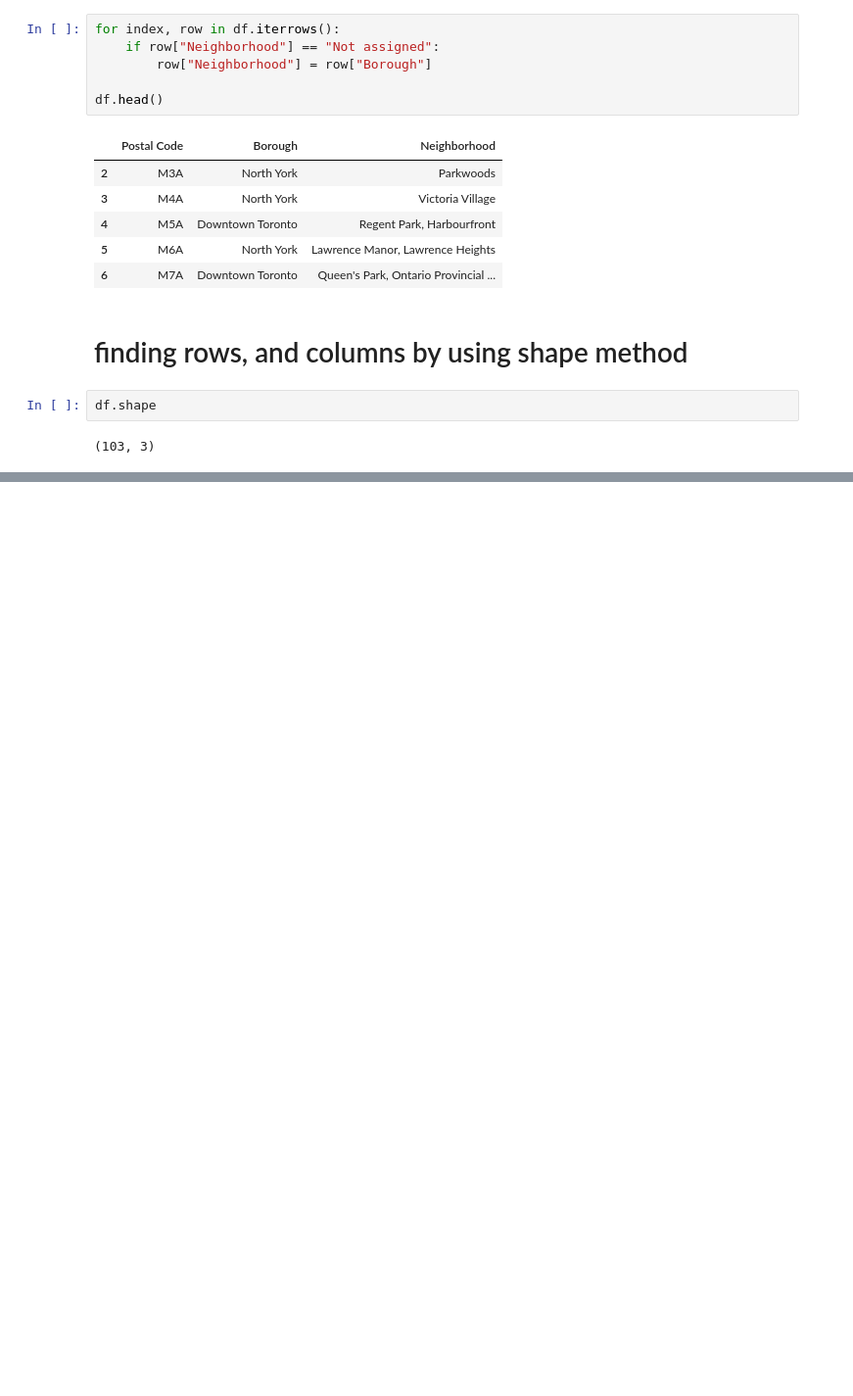
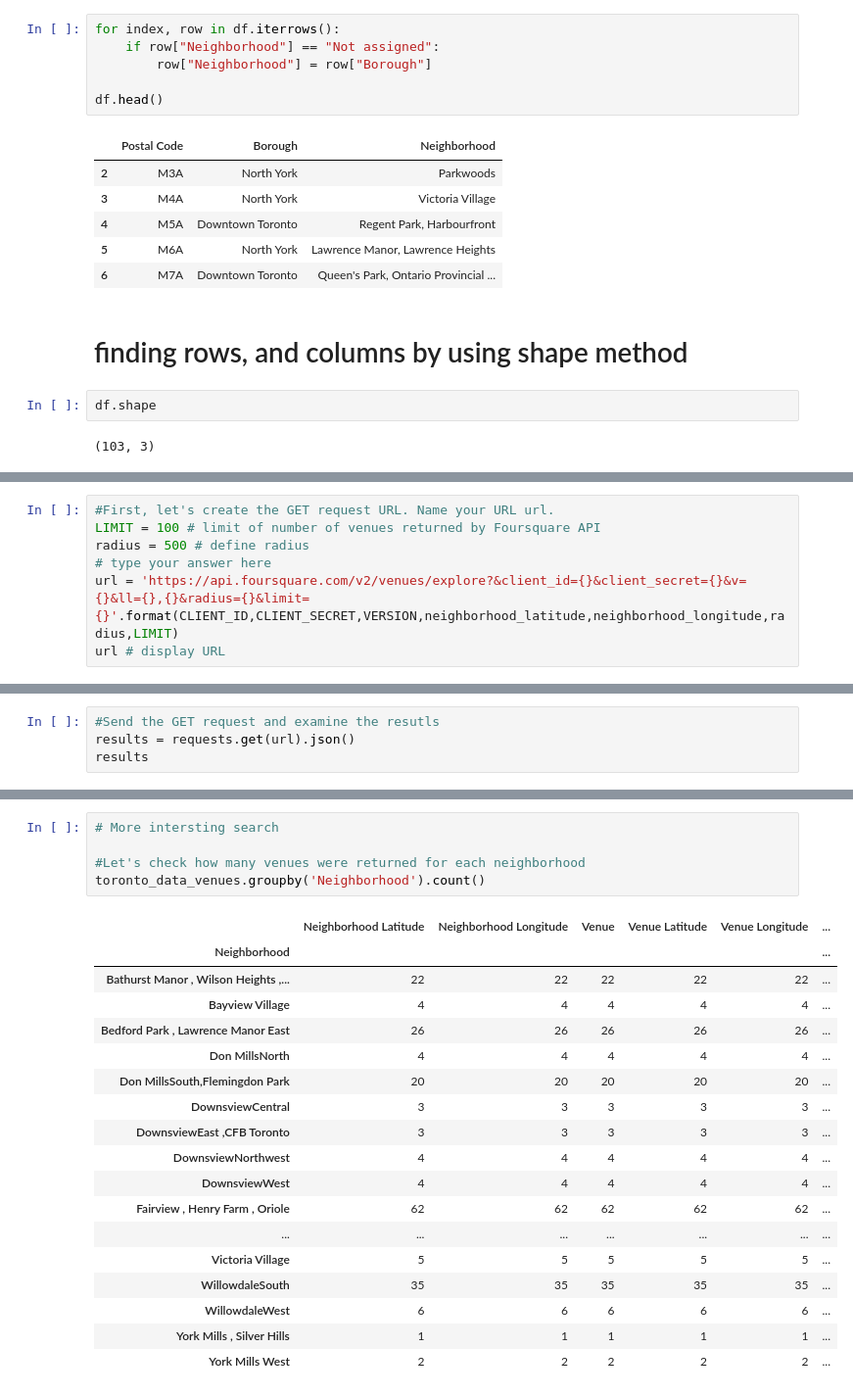
Before and after one commit to saiganesh-d/MALL-analysis, a Jupyter notebook: week3_1.ipynb, the cells around one changed output, grey strips where cells are left out. Shown: that part at 98% size. Drawn from its saved outputs; the diff is of its cells as text; blank space fills up the shorter version.

```diff
--- a/week3_1.ipynb
+++ b/week3_1.ipynb
@@ -77,0 +215,7 @@ df.shape
+# %%
+#First, let's create the GET request URL. Name your URL url.
+LIMIT = 100 # limit of number of venues returned by Foursquare API
+radius = 500 # define radius
+# type your answer here
+url = 'https://api.foursquare.com/v2/venues/explore?&client_id={}&client_secret={}&v={}&ll={},{}&radius={}&limit={}'.format(CLIENT_ID,CLIENT_SECRET,VERSION,neighborhood_latitude,neighborhood_longitude,radius,LIMIT)
+url # display URL
@@ -77,0 +224,4 @@ df.shape
+# %%
+#Send the GET request and examine the resutls
+results = requests.get(url).json()
+results
@@ -77,0 +369,24 @@ df.shape
+# %%
+# More intersting search
+
+#Let's check how many venues were returned for each neighborhood
+toronto_data_venues.groupby('Neighborhood').count()
+# %% [output]
+|  | Neighborhood Latitude | Neighborhood Longitude | Venue | Venue Latitude | Venue Longitude | ... |
+| Neighborhood |  |  |  |  |  | ... |
+| Bathurst Manor , Wilson Heights ,... | 22 | 22 | 22 | 22 | 22 | ... |
+| Bayview Village | 4 | 4 | 4 | 4 | 4 | ... |
+| Bedford Park , Lawrence Manor East | 26 | 26 | 26 | 26 | 26 | ... |
+| Don MillsNorth | 4 | 4 | 4 | 4 | 4 | ... |
+| Don MillsSouth,Flemingdon Park | 20 | 20 | 20 | 20 | 20 | ... |
+| DownsviewCentral | 3 | 3 | 3 | 3 | 3 | ... |
+| DownsviewEast ,CFB Toronto | 3 | 3 | 3 | 3 | 3 | ... |
+| DownsviewNorthwest | 4 | 4 | 4 | 4 | 4 | ... |
+| DownsviewWest | 4 | 4 | 4 | 4 | 4 | ... |
+| Fairview , Henry Farm , Oriole | 62 | 62 | 62 | 62 | 62 | ... |
+| ... | ... | ... | ... | ... | ... | ... |
+| Victoria Village | 5 | 5 | 5 | 5 | 5 | ... |
+| WillowdaleSouth | 35 | 35 | 35 | 35 | 35 | ... |
+| WillowdaleWest | 6 | 6 | 6 | 6 | 6 | ... |
+| York Mills , Silver Hills | 1 | 1 | 1 | 1 | 1 | ... |
+| York Mills West | 2 | 2 | 2 | 2 | 2 | ... |
```
Also changed, not shown: parts of 31 cells of this notebook.
